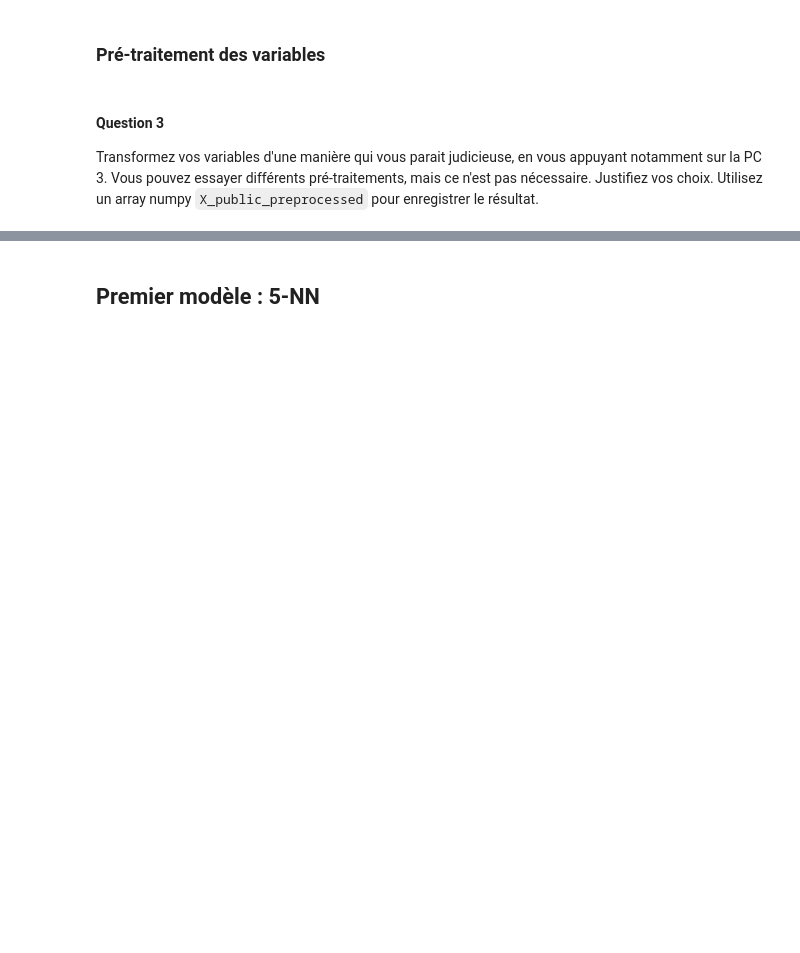
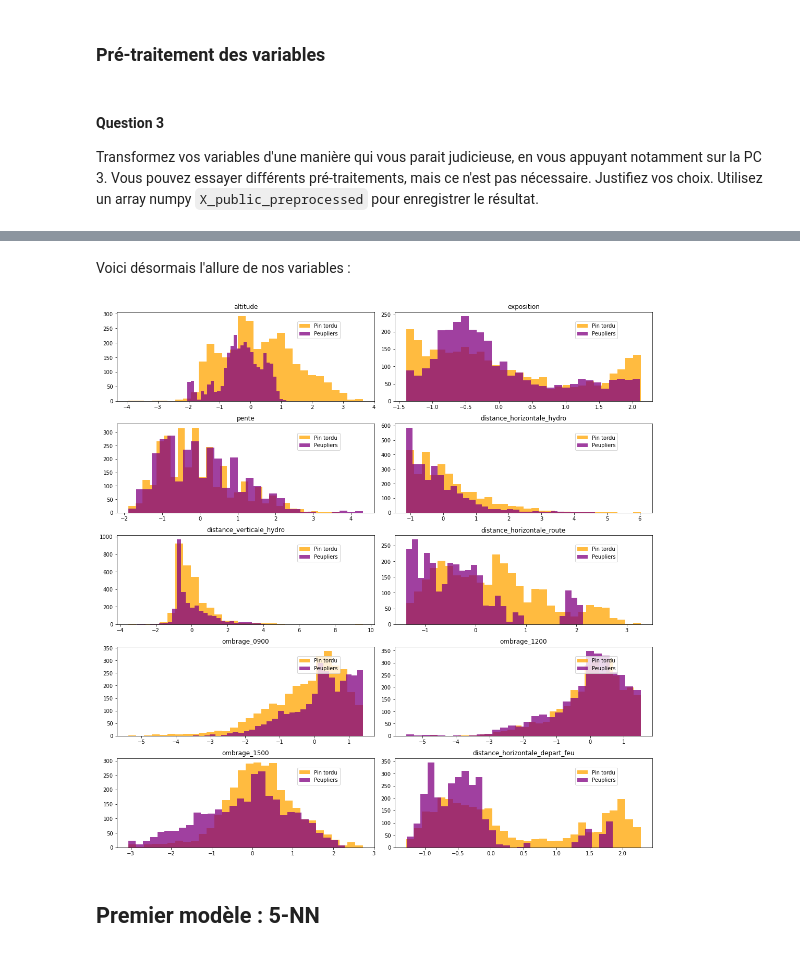
Before and after one commit to cesar-alm/projet-sdd, a Jupyter notebook: Projet.ipynb, the cells around one changed output, grey strips where cells are left out. Saved outputs shown, nothing was run; the diff lists cells and outputs as text; code cells hidden in the pictures; blank space fills up the shorter version.

```diff
--- a/Projet.ipynb
+++ b/Projet.ipynb
@@ -121,3 +122,30 @@ X_public_preprocessed = yeo_scaler.transform(X_public)
+# %% [markdown]
+Voici désormais l'allure de nos variables :
+# %%
+nb_var = X_public.shape[1]
+columns_names = df_public.drop(columns=["espece"]).columns
+
+# indices où il y a la classe positive
+pos_indices_peupliers = np.where(y_public==1)[0]
+# indices où il y a la classe négative
+pos_indices_pins = np.where(y_public==0)[0]
+
+fig = plt.figure(figsize=(15, 15))
+
+for var in range(nb_var):
+    ax = fig.add_subplot(5, 2, (var+1))
+    h = ax.hist(X_public_preprocessed[pos_indices_pins, var], bins=30, edgecolor='none', color='orange', alpha=0.75,
+               label='Pin tordu')
+    h = ax.hist(X_public_preprocessed[pos_indices_peupliers, var], bins=30, edgecolor='none', color='purple', alpha=0.75,
+               label='Peupliers')
+
+    ax.set_title("%s" % columns_names[var])
+
+    ax.legend(loc=(0.7, 0.7))
+
+fig.tight_layout(pad=1.0)
+# %% [output]
+[figure, added]
 # %% [markdown]
 ## Premier modèle : 5-NN
 # %% [markdown]
```
Also changed, not shown: parts of 45 cells of this notebook, 1 other file.
